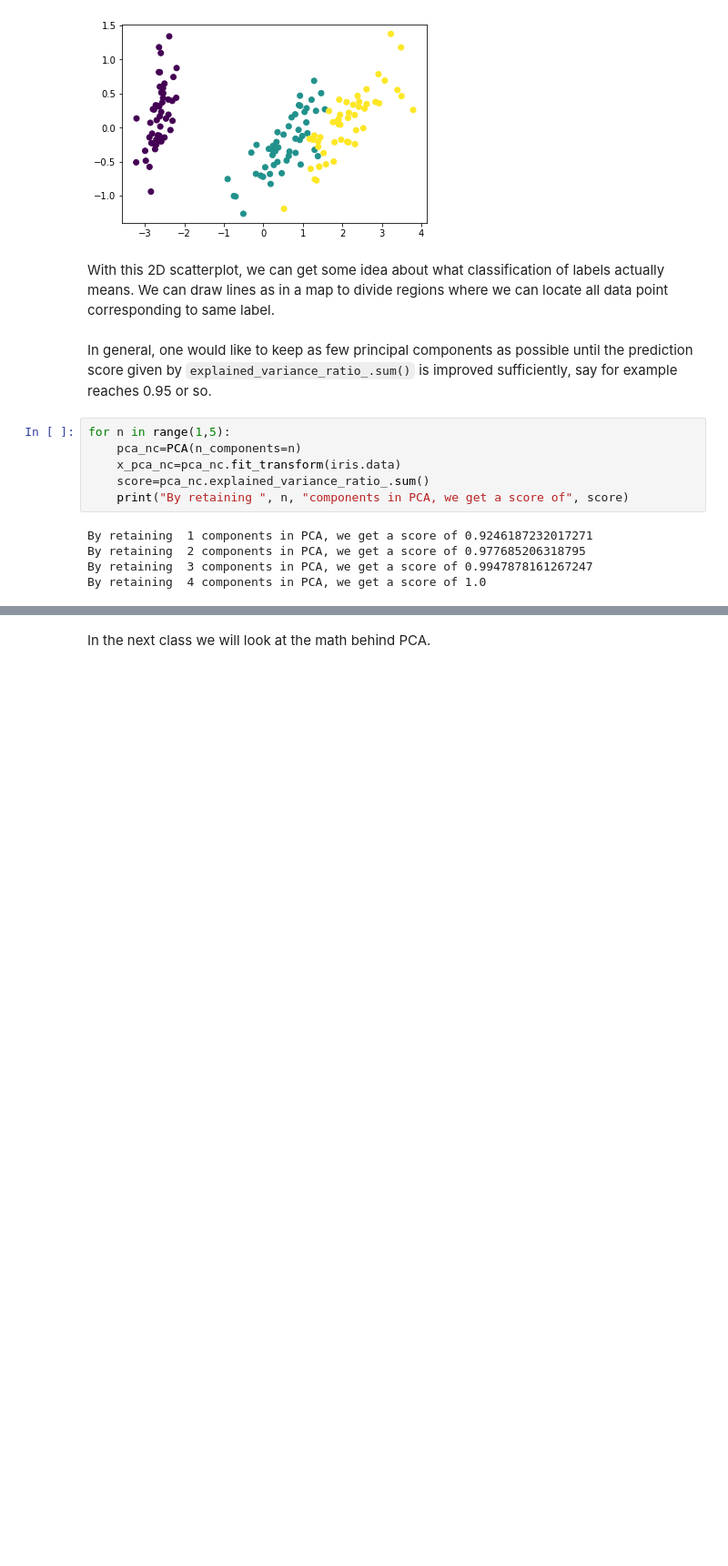
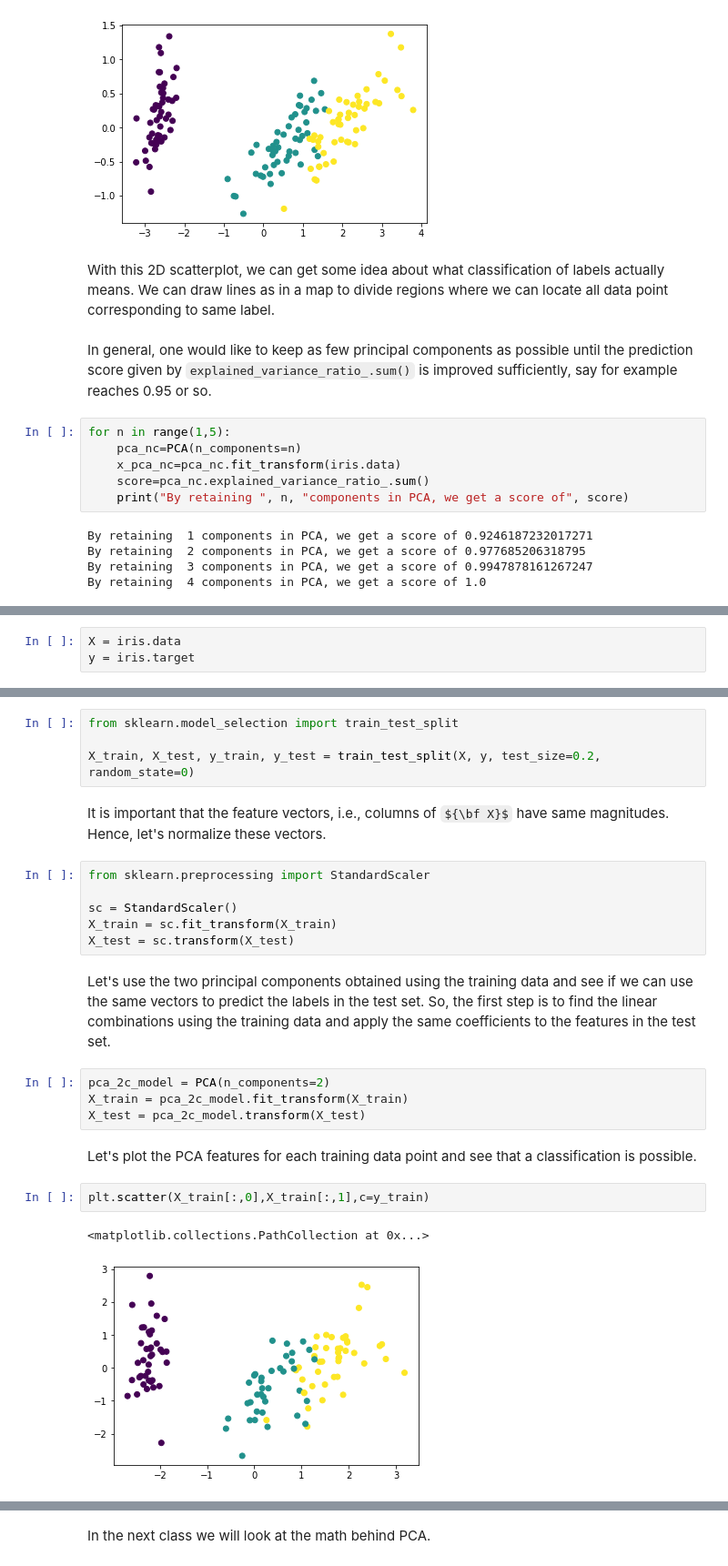
Before and after one commit to raghurama123/DataScience, a Jupyter notebook: notebooks/DS_03.ipynb, the cells around one changed output, grey strips where cells are left out. Shown at 91% size. Saved outputs shown, nothing was run; the diff lists cells and outputs as text; some formulas as TeX source; blank space fills up the shorter version.

```diff
--- a/notebooks/DS_03.ipynb
+++ b/notebooks/DS_03.ipynb
@@ -281,0 +286,3 @@ By retaining  4 components in PCA, we get a score of 1.0
+# %%
+X = iris.data
+y = iris.target
@@ -281,0 +291,25 @@ By retaining  4 components in PCA, we get a score of 1.0
+# %%
+from sklearn.model_selection import train_test_split
+
+X_train, X_test, y_train, y_test = train_test_split(X, y, test_size=0.2, random_state=0)
+# %% [markdown]
+It is important that the feature vectors, i.e., columns of ${\bf X}$ have same magnitudes. Hence, let's normalize these vectors.
+# %%
+from sklearn.preprocessing import StandardScaler
+
+sc = StandardScaler()
+X_train = sc.fit_transform(X_train)
+X_test = sc.transform(X_test)
+# %% [markdown]
+Let's use the two principal components obtained using the training data and see if we can use the same vectors to predict the labels in the test set. So, the first step is to find the linear combinations using the training data and apply the same coefficients to the features in the test set.
+# %%
+pca_2c_model = PCA(n_components=2)
+X_train = pca_2c_model.fit_transform(X_train)
+X_test = pca_2c_model.transform(X_test)
+# %% [markdown]
+Let's plot the PCA features for each training data point and see that a classification is possible.
+# %%
+plt.scatter(X_train[:,0],X_train[:,1],c=y_train)
+# %% [output]
+<matplotlib.collections.PathCollection at 0x...>
+[figure, added]
```
Also changed, not shown: parts of 8 cells of this notebook.
